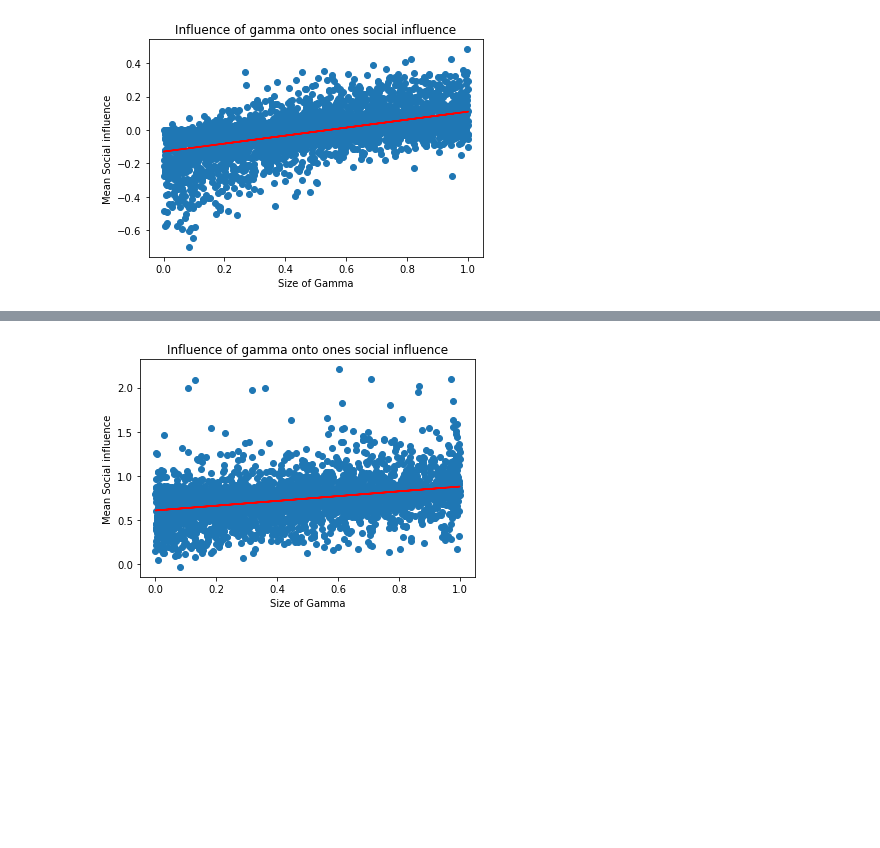
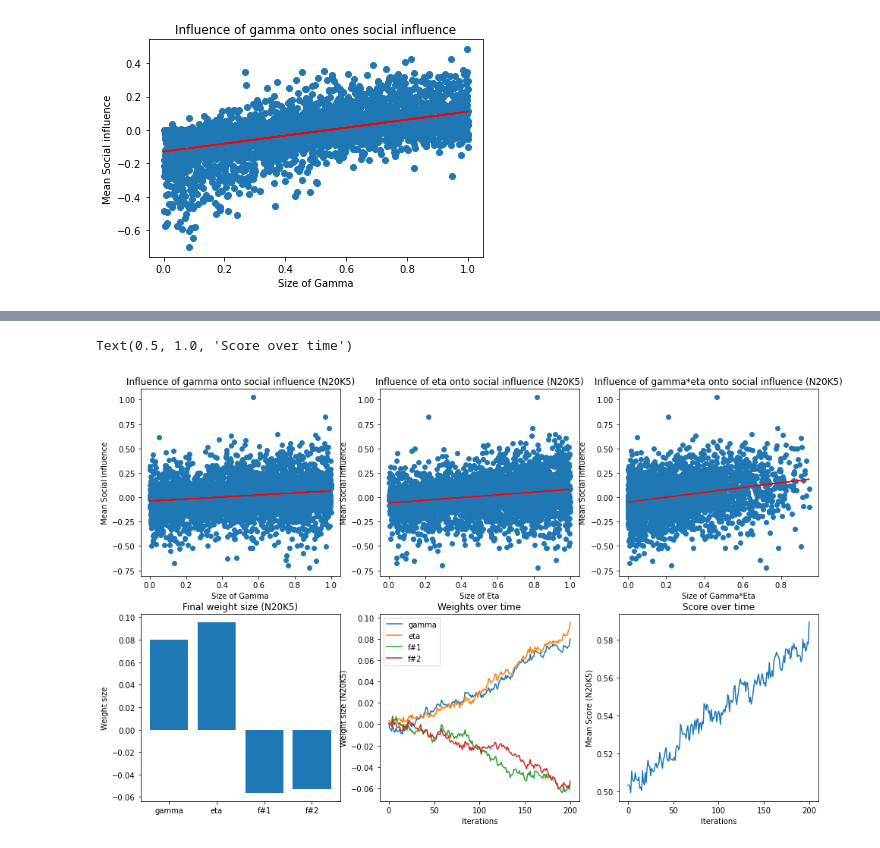
Before and after one commit to sheuschk/DiversitySimulation, a Jupyter notebook: Group Exploration in NK Landscapes.ipynb, the cells around one changed output, grey strips where cells are left out. Drawn from its saved outputs; the diff is of its cells as text; code cells hidden in the pictures; blank space fills up the shorter version.

```diff
--- a/Group Exploration in NK Landscapes.ipynb
+++ b/Group Exploration in NK Landscapes.ipynb
@@ -263,5 +284,5 @@ rng = np.random.default_rng(0)
 # %%
-def run_f(env, f_i, iterations, rng):
+def run_gamma(env, gamma_i, iterations, rng):
     """Test if Communication feature makes a difference in performance"""
     # Initialize solution
     state = np.round(rng.random(env.N)).astype(int)
@@ -284,7 +305,7 @@ def run_f(env, f_i, iterations, rng):
         scores = np.array([env.get_scaled_fitness(search_state) for search_state in search_states])
 
         # Communication
-        communication_index = rng.random(n_agents) <= f_i
+        communication_index = rng.random(n_agents) <= gamma_i
         scores = scores[communication_index]
         search_states = search_states[communication_index]
 
@@ -350,5 +371,5 @@ Text(0.5, 1.0, 'Team Perfomance - Decider receives options with with P=f')
 # %%
-def run_f_t(env, f_i, t_i, iterations, rng):
+def run_gamma_t(env, gamma_i, t_i, iterations, rng):
     """Test if Communication feature makes a difference in performance"""
     # Initialize solution
     state = np.round(rng.random(env.N)).astype(int)
@@ -371,7 +392,7 @@ def run_f_t(env, f_i, t_i, iterations, rng):
         scores = np.array([env.get_scaled_fitness(search_state) for search_state in search_states])
 
         # Communication
-        communication_index = rng.random(n_agents) <= f_i
+        communication_index = rng.random(n_agents) <= gamma_i
         scores = scores[communication_index]
         search_states = search_states[communication_index]
 
@@ -621,10 +656,7 @@ def run_RWL_voting(env, gammas, iterations, rng):
 rng = np.random.default_rng(1)
 iterations = 80
 n_trials = 500
-N, K = 10, 5
-
 n_agents = 7
-
 
 # Communication feature of one agent
 results = np.empty((n_trials*n_agents, 2))
@@ -632,8 +664,7 @@ results = np.empty((n_trials*n_agents, 2))
 
 print("Start")
 for i in range(n_trials):
-    landscapes[rng.integers(0,30)]
-    env = NK_landscape_loaded(N, K, landscapes[rng.integers(0,30)])
+    env = NK_landscape_loaded(N, K, landscapes[rng.integers(0, n_landscapes)])
 
     gammas = rng.random(n_agents)
     social_influence = run_RWL_voting(env, gammas, iterations, rng)
@@ -702,10 +712,10 @@ def init_weights(f, score, n_agents, n_features, rng):
 def speaker_gradients(w, f_i, new_score):
     """
     Derivative of Mean Squared Error
-    f_i: features of speakers
+    f_i: features of speaker
     w: Weights
     """
-    dL = -(new_score - w@f_i).reshape(-1,1) * (2 * f_i)
+    dL = -(new_score - w@f_i).reshape(-1,1) * f_i
     return dL
 # %%
 def run_Regression_voting(env, f, iterations, n_features, rng):
@@ -815,11 +840,55 @@ Start
 End
 # %%
+fig, axs = plt.subplots(2,3, figsize=(16, 10))
+
+labels  = ["gamma", "eta"]
+labels.extend([f"f#{_+1}" for _ in range(n_features-2)])
+for i in range(len(labels)):
+    print(f"Correlation of social influence and {labels[i]}:", pearsonr(results[:,i], results[:,n_features])[0].round(4))
+
+
+# Correlation_plots
 x = results[:,0]
-plt.scatter(x, results[:,n_features])
+axs[0,0].scatter(x, results[:,n_features])
 m, c = np.polyfit(x,  results[:,n_features], 1)
-plt.title("Influence of gamma onto ones social influence")
-plt.plot(x, m*x + c, 'r')
-plt.xlabel("Size of Gamma")
-plt.ylabel("Mean Social influence")
-print(pearsonr(x, results[:,n_features]))
+axs[0,0].set_title(f"Influence of gamma onto social influence (N{N}K{K})")
+axs[0,0].plot(x, m*x + c, 'r')
+axs[0,0].set_xlabel("Size of Gamma")
+axs[0,0].set_ylabel("Mean Social influence")
+
+x = results[:,1]
+axs[0,1].scatter(x, results[:,n_features])
+m, c = np.polyfit(x,  results[:,n_features], 1)
+axs[0,1].set_title(f"Influence of eta onto social influence (N{N}K{K})")
+axs[0,1].plot(x, m*x + c, 'r')
+axs[0,1].set_xlabel("Size of Eta")
+axs[0,1].set_ylabel("Mean Social influence")
+
+x = results[:,0] * results[:,1]
+axs[0,2].scatter(x, results[:,n_features])
+m, c = np.polyfit(x,  results[:,n_features], 1)
+axs[0,2].set_title(f"Influence of gamma*eta onto social influence (N{N}K{K})")
+axs[0,2].plot(x, m*x + c, 'r')
+axs[0,2].set_xlabel("Size of Gamma*Eta")
+axs[0,2].set_ylabel("Mean Social influence")
+print(f"Correlation of social influence and gamma*eta:", pearsonr(x, results[:,n_features])[0].round(4))
+
+
+# Weight size
+axs[1,0].bar(x=labels, height=results[:,n_features+1:].mean(axis=0))
+axs[1,0].set_title(f"Final weight size (N{N}K{K})")
+axs[1,0].set_ylabel("Weight size");
+
+# Weights over time
+[axs[1,1].plot(all_weights[:,i], label=labels[i]) for i in range(len(labels))]
+axs[1,1].legend()
+axs[1,1].set_xlabel("Iterations")
+axs[1,1].set_ylabel(f"Weight size (N{N}K{K})")
+axs[1,1].set_title("Weights over time")
+
+# Score over time
+axs[1,2].plot(all_scores)
+axs[1,2].set_xlabel("Iterations")
+axs[1,2].set_ylabel(f"Mean Score (N{N}K{K})")
+axs[1,2].set_title("Score over time")
 # %% [output]
@@ -827 +900,2 @@ print(pearsonr(x, results[:,n_features]))
+Text(0.5, 1.0, 'Score over time')
-[figure, old version]
+[figure, new version]
```
Also changed, not shown: parts of 41 cells of this notebook, 1 other file.
